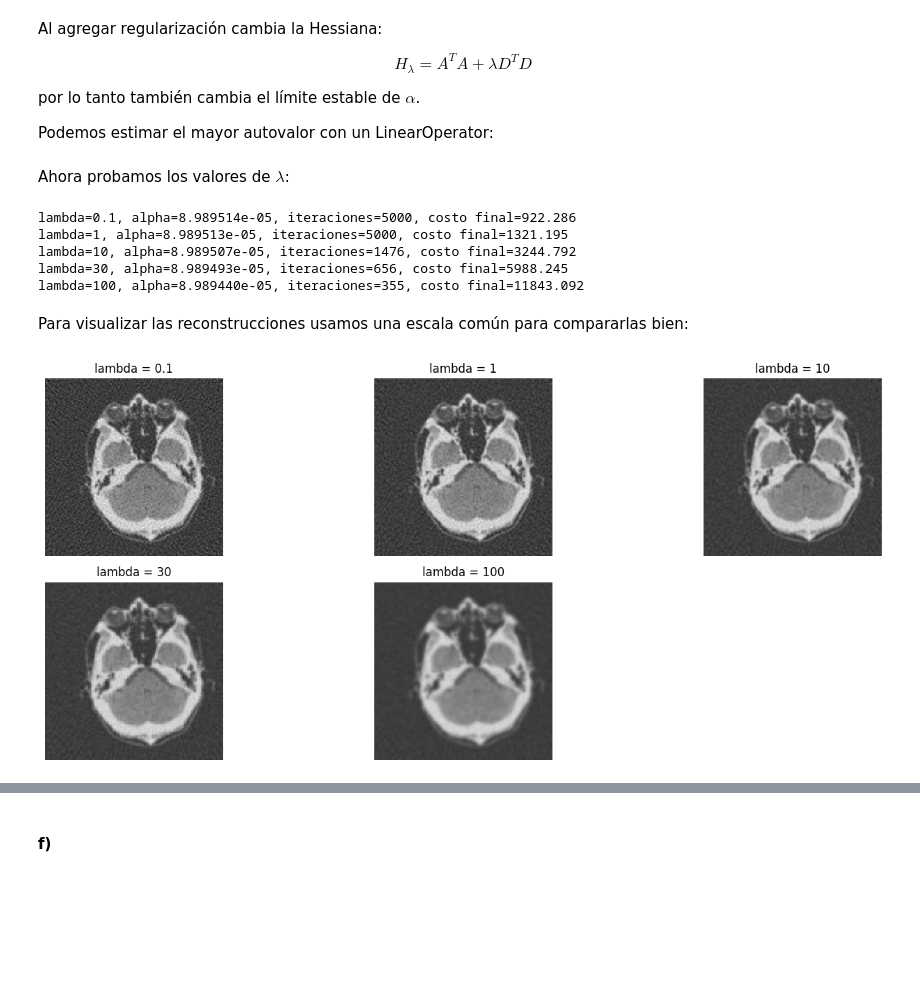
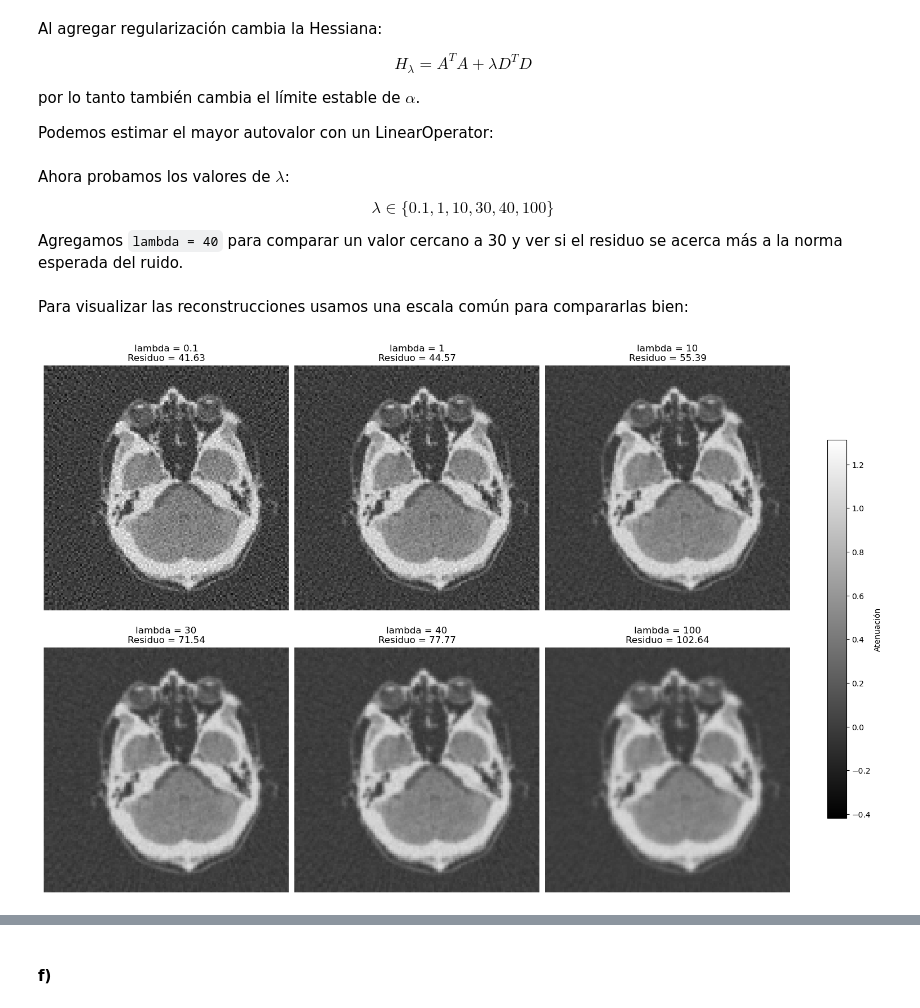
Before and after one commit to lourdesMV/metodos2, a Jupyter notebook: ejercicio_10.ipynb, the cells around one changed output, grey strips where cells are left out. Drawn from its saved outputs; the diff is of its cells as text; code cells hidden in the pictures; blank space fills up the shorter version.

Commit message:
Actualizar ejercicio 10 con lambda 40

```diff
--- a/ejercicio_10.ipynb
+++ b/ejercicio_10.ipynb
@@ -560,6 +560,7 @@ def gradiente_regularizado(A, D, b, lam, alpha, max_iter=5000, tol=1e-6):
     x = np.zeros(A.shape[1])
 
     costos = []
+    cumplio_criterio = False
 
     for t in range(max_iter):
 
@@ -579,11 +580,12 @@ def gradiente_regularizado(A, D, b, lam, alpha, max_iter=5000, tol=1e-6):
 
         if np.linalg.norm(x_nuevo - x) < tol * max(1, np.linalg.norm(x)):
             x = x_nuevo
+            cumplio_criterio = True
             break
 
         x = x_nuevo
 
-    return x, costos, t + 1
+    return x, costos, t + 1, cumplio_criterio
 # %% [markdown]
 Al agregar regularización cambia la Hessiana:
 
@@ -614,13 +616,20 @@ def calcular_mu_max_regularizado(A, D, lam):
     return mu_max
 # %% [markdown]
 Ahora probamos los valores de $\lambda$:
+
+$$
+\lambda \in \{0.1,1,10,30,40,100\}
+$$
+
+Agregamos `lambda = 40` para comparar un valor cercano a 30 y ver si el residuo se acerca más a la norma esperada del ruido.
 # %%
-lambdas = [0.1, 1, 10, 30, 100]
+lambdas = [0.1, 1, 10, 30, 40, 100]
 
 reconstrucciones = {}
 costos_reg = {}
 iteraciones_reg = {}
 alphas_reg = {}
+criterios_reg = {}
 # %%
 for lam in lambdas:
 
@@ -628,7 +637,7 @@ for lam in lambdas:
 
     alpha_lam = 1.0 / mu_max_lam
 
-    x_reg, costos, iters = gradiente_regularizado(
+    x_reg, costos, iters, cumplio = gradiente_regularizado(
         A,
         D,
         b,
@@ -642,38 +651,37 @@ for lam in lambdas:
     costos_reg[lam] = costos
     iteraciones_reg[lam] = iters
     alphas_reg[lam] = alpha_lam
+    criterios_reg[lam] = cumplio
 
     print(
         f"lambda={lam}, alpha={alpha_lam:.6e}, "
         f"iteraciones={iters}, costo final={costos[-1]:.3f}"
     )
-# %% [output]
-lambda=0.1, alpha=8.989514e-05, iteraciones=5000, costo final=922.286
-lambda=1, alpha=8.989513e-05, iteraciones=5000, costo final=1321.195
-lambda=10, alpha=8.989507e-05, iteraciones=1476, costo final=3244.792
-lambda=30, alpha=8.989493e-05, iteraciones=656, costo final=5988.245
-lambda=100, alpha=8.989440e-05, iteraciones=355, costo final=11843.092
 # %% [markdown]
 Para visualizar las reconstrucciones usamos una escala común para compararlas bien:
 # %%
 vmin = min(np.min(x) for x in reconstrucciones.values())
 vmax = max(np.max(x) for x in reconstrucciones.values())
 
-plt.figure(figsize=(15, 6))
+fig, axes = plt.subplots(2, 3, figsize=(15, 10), constrained_layout=True)
 
-for k, lam in enumerate(lambdas):
+for ax, lam in zip(axes.flat, lambdas):
+    x_reg = reconstrucciones[lam]
+    norma_residuo = np.linalg.norm(A @ x_reg - b)
 
-    X_reg = reconstrucciones[lam].reshape(n, n)
+    im = ax.imshow(
+        x_reg.reshape(n, n),
+        cmap="gray",
+        vmin=vmin,
+        vmax=vmax
+    )
+    ax.set_title(f"lambda = {lam}\nResiduo = {norma_residuo:.2f}")
+    ax.axis("off")
 
-    plt.subplot(2, 3, k+1)
-    plt.imshow(X_reg, cmap="gray", vmin=vmin, vmax=vmax)
-    plt.title(f"lambda = {lam}")
-    plt.axis("off")
-
-plt.tight_layout()
+fig.colorbar(im, ax=axes.ravel().tolist(), shrink=0.7, label="Atenuación")
 plt.show()
 # %% [output]
-[figure, old version]
+[figure, new version]
 # %% [markdown]
 Ahora agregamos regularización para penalizar cambios bruscos entre píxeles vecinos.
 
```
Also changed, not shown: parts of 11 cells of this notebook.
